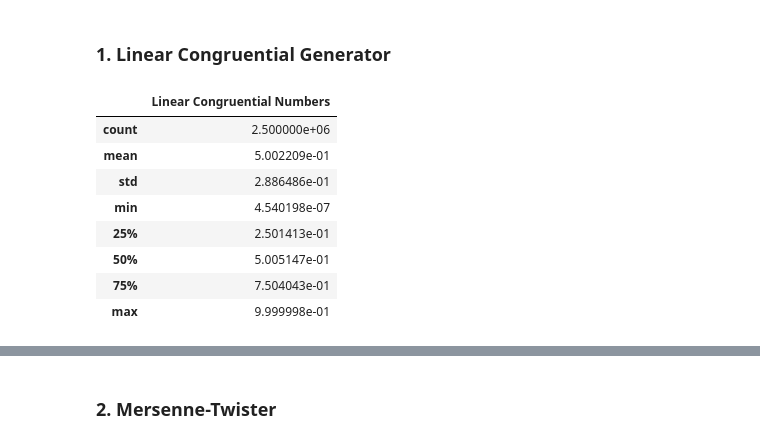
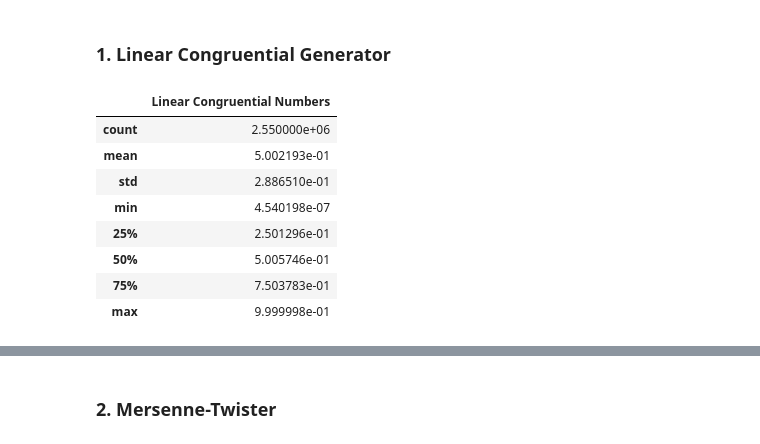
Before and after one commit to msadlej/prng-ea-benchmark, a Jupyter notebook: generators.ipynb, the cells around one changed output, grey strips where cells are left out. Cells and saved outputs as stored; diff of their text form; code cells hidden in the pictures.

Commit message:
Update data

```diff
--- a/generators.ipynb
+++ b/generators.ipynb
@@ -5,21 +5,25 @@ import matplotlib.pyplot as plt
 from scipy import stats
 import pandas as pd
 import numpy as np
+import matplotlib
 
-N_SAMPLES = 2500000
+matplotlib.rcParams['pdf.fonttype'] = 42
+matplotlib.rcParams['ps.fonttype'] = 42
+
+N_SAMPLES = 2550000
 BINS = 1000
 # %% [markdown]
 ### 1. Linear Congruential Generator
 # %%
-linear_congruential = pd.read_csv("data/linear_congruential.csv", nrows=N_SAMPLES)
+linear_congruential = pd.read_csv("data/uniform/linear_congruential.csv", nrows=N_SAMPLES)
 linear_congruential.describe()
 # %% [output]
 |  | Linear Congruential Numbers |
-| count | 2.500000e+06 |
-| mean | 5.002209e-01 |
-| std | 2.886486e-01 |
+| count | 2.550000e+06 |
+| mean | 5.002193e-01 |
+| std | 2.886510e-01 |
 | min | 4.540198e-07 |
-| 25% | 2.501413e-01 |
-| 50% | 5.005147e-01 |
-| 75% | 7.504043e-01 |
+| 25% | 2.501296e-01 |
+| 50% | 5.005746e-01 |
+| 75% | 7.503783e-01 |
 | max | 9.999998e-01 |
```
Also changed, not shown: parts of 10 cells of this notebook, 2 other files.
